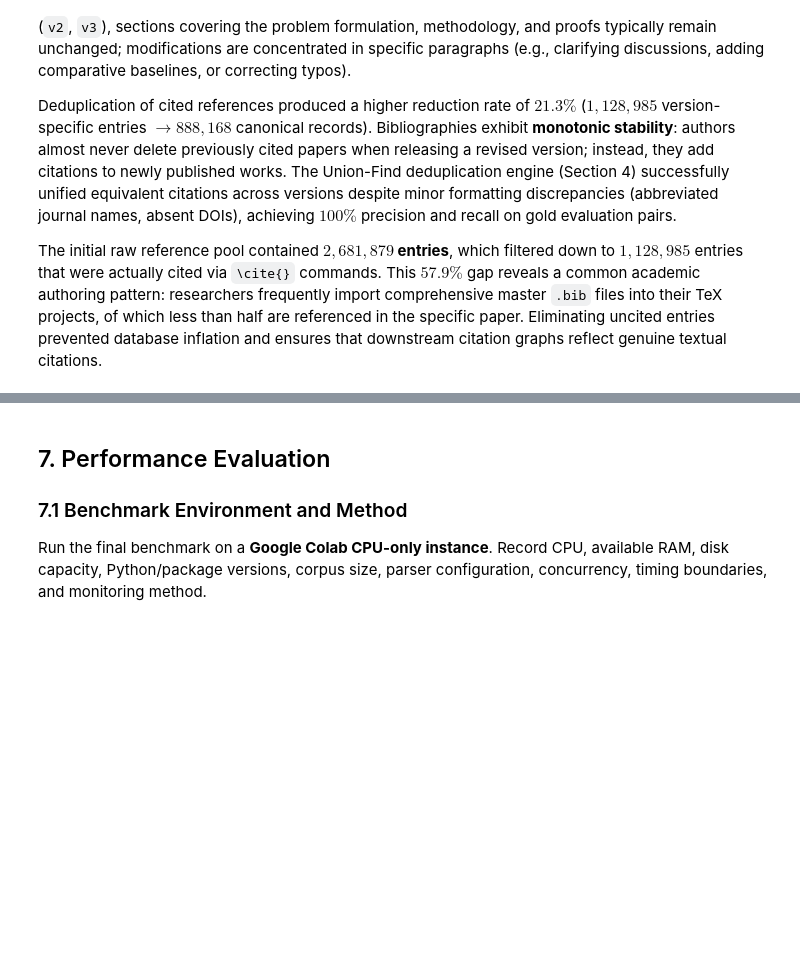
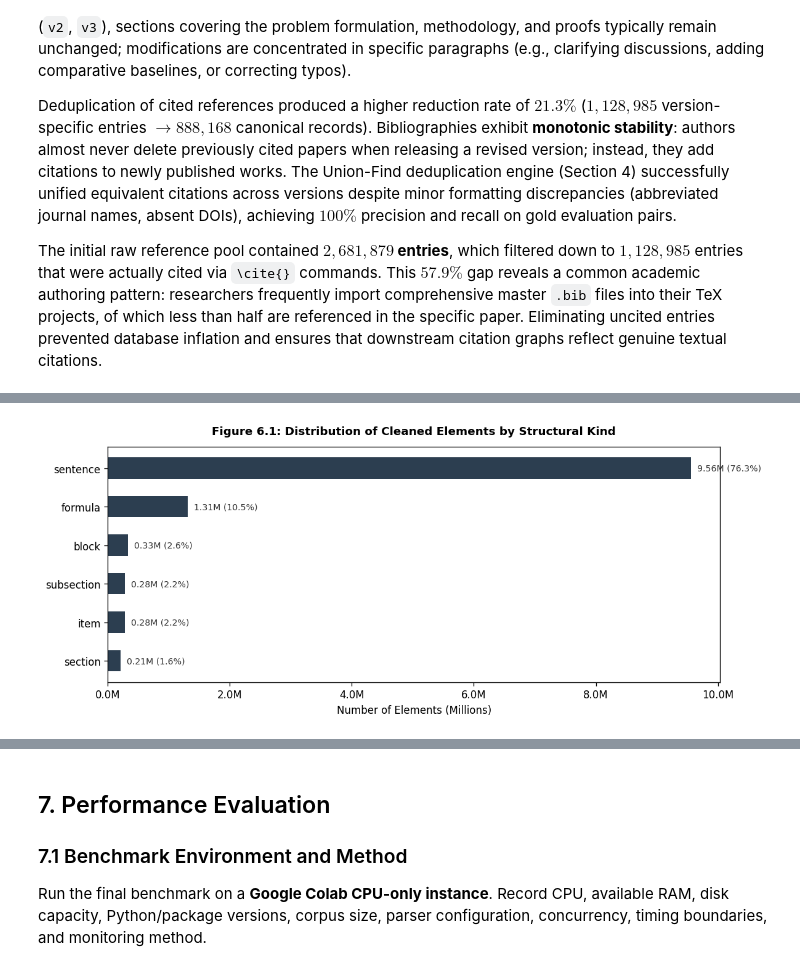
Before and after one commit to DuyNhat1705/Intro2DS-Group3-Report, a Jupyter notebook: Reports/Report2.ipynb, the cells around one changed output, grey strips where cells are left out. Drawn from its saved outputs; the diff is of its cells as text; code cells hidden in the pictures; blank space fills up the shorter version.

```diff
--- a/Reports/Report2.ipynb
+++ b/Reports/Report2.ipynb
@@ -392,0 +383,4 @@ All 1,712 empty versions (5.4% of expected versions) correspond to PDF-only subm
+# %%
+cleaned_elements_by_kind = m2s6.cleaned_elements_by_kind_65()
+# %% [output]
+[figure, added]
```
Also changed, not shown: parts of 9 cells of this notebook, 1 other file.
